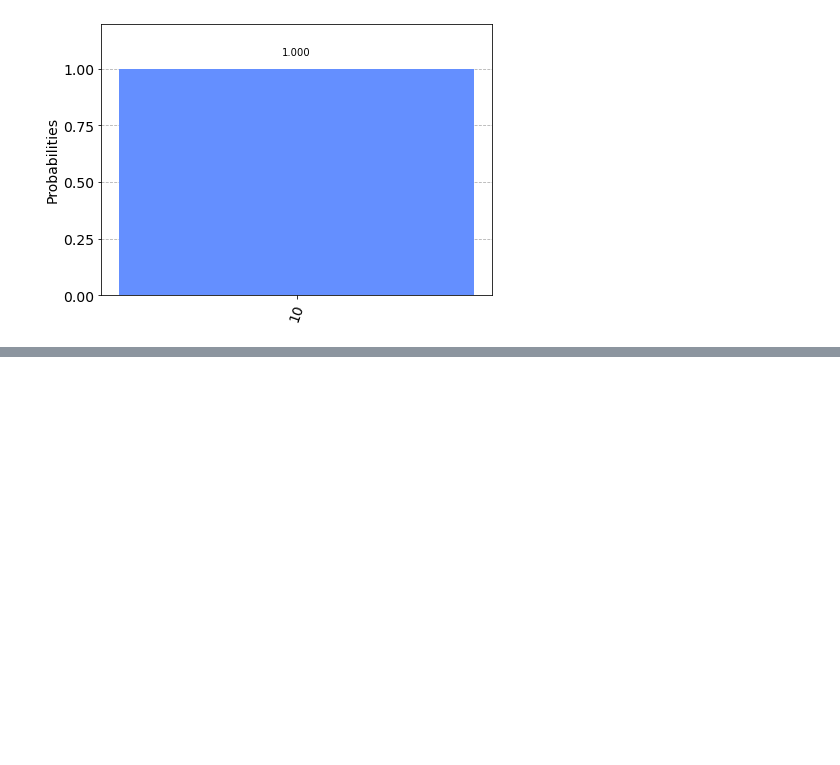
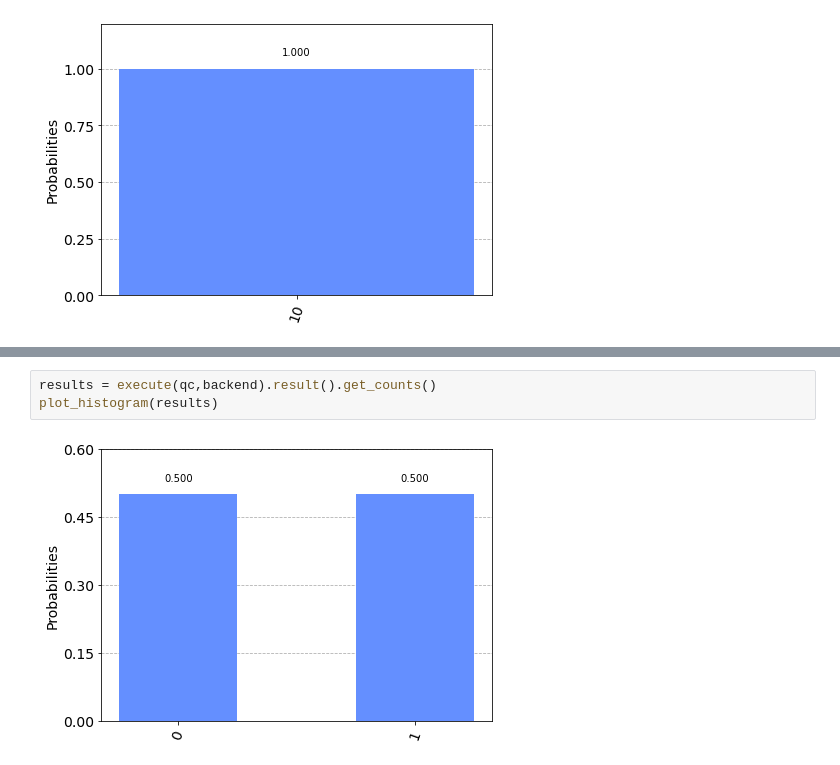
Before and after one commit to vabarbosa/vb_qiskit-quantumcomputing, a Jupyter notebook: qcircuit.ipynb, the cells around one changed output, grey strips where cells are left out. Saved outputs shown, nothing was run; the diff lists cells and outputs as text; blank space fills up the shorter version.

```diff
--- a/qcircuit.ipynb
+++ b/qcircuit.ipynb
@@ -72,0 +99,5 @@ plot_histogram(counts)
+# %%
+results = execute(qc,backend).result().get_counts()
+plot_histogram(results)
+# %% [output]
+[figure, added]
```
Also changed, not shown: parts of 5 cells of this notebook.
